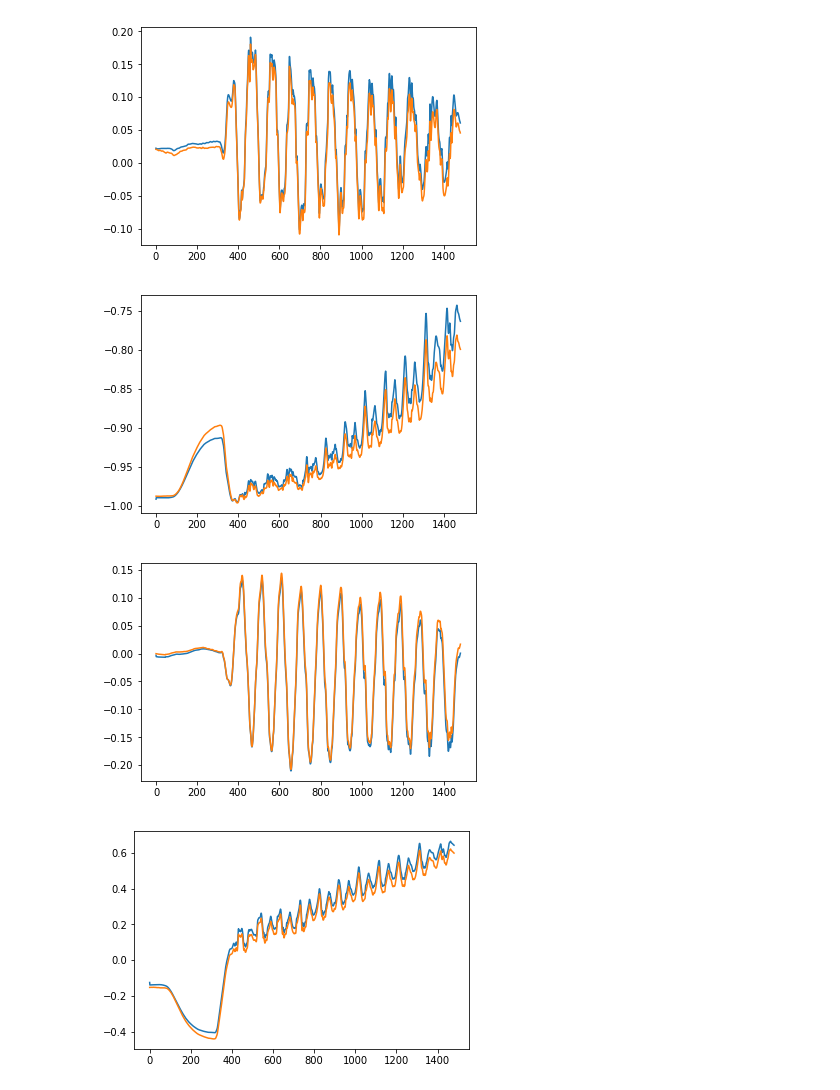
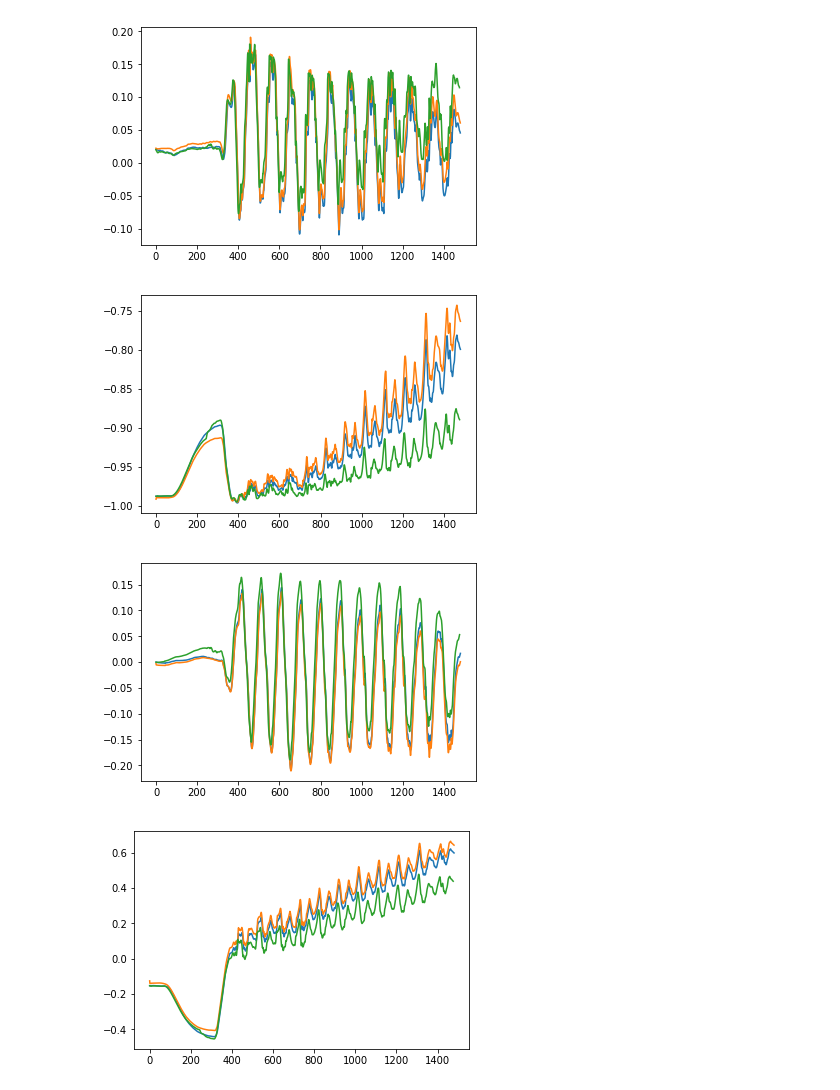
Before and after one commit to vnigolian/kr_attitude_eskf, a Jupyter notebook: plot_results.ipynb, the cells around one changed output. Saved outputs shown, nothing was run; the diff lists cells and outputs as text; code cells hidden in the pictures.

```diff
--- a/plot_results.ipynb
+++ b/plot_results.ipynb
@@ -5,5 +5,6 @@ import matplotlib.pyplot as plt
 def ComputeError(ref, result):
     if len(ref) != len(result) :
         print("LENGTH ERROR")
+        return -1
 
-    return np.sqrt(np.mean(((ref - result)/ref) **2)/len(ref))
+    return np.sqrt(np.mean(((ref - result) **2)/len(ref))
@@ -29,11 +32,11 @@ for acc_idx in range(len(acc_cov_list)):
 
         #print("running code with args ", acc_cov, gyr_cov)
 
-        output = !/home/val/Desktop/kr_attitude_eskf/build/kr_attitude_eskf $acc_cov $gyr_cov
+        output = !/Users/physilog-home/Desktop/kr_attitude_eskf/build/kr_attitude_eskf $acc_cov $gyr_cov
         #!/home/val/Desktop/kr_attitude_eskf/build/kr_attitude_eskf $acc_cov $gyr_cov
 
-        reference_output = np.genfromtxt("/home/val/Desktop/CSVdata/CL_40_1_orientation.csv", delimiter=",", skip_header=1)
-        gareth_output = np.genfromtxt("/home/val/Desktop/gareth_output.csv", delimiter=',')
+        reference_output = np.genfromtxt("/Users/physilog-home/Desktop/Sprint Analysis/Files_GaitUp/CSVdata/CL_40_1_orientation.csv", delimiter=",", skip_header=1)
+        gareth_output = np.genfromtxt("/Users/physilog-home/Desktop/gareth_output.csv", delimiter=',')
 
         reference_quat = reference_output[:, 0:4]
         gareth_quat = gareth_output[:, 0:4]
@@ -104,11 +107,11 @@ for acc_idx in range(len(acc_cov_list)):
 
     #print("running code with args ", acc_cov, gyr_cov)
 
-    output = !/home/val/Desktop/kr_attitude_eskf/build/kr_attitude_eskf $acc_cov $gyr_cov
+    output = !/Users/physilog-home/Desktop/kr_attitude_eskf/build/kr_attitude_eskf $acc_cov $gyr_cov
     #!/home/val/Desktop/kr_attitude_eskf/build/kr_attitude_eskf $acc_cov $gyr_cov
 
-    reference_output = np.genfromtxt("/home/val/Desktop/CSVdata/CL_40_1_orientation.csv", delimiter=",", skip_header=1)
-    gareth_output = np.genfromtxt("/home/val/Desktop/gareth_output.csv", delimiter=',')
+    reference_output = np.genfromtxt("/Users/physilog-home/Desktop/Sprint Analysis/Files_GaitUp/CSVdata/CL_40_1_orientation.csv", delimiter=",", skip_header=1)
+    gareth_output = np.genfromtxt("/Users/physilog-home/Desktop/gareth_output.csv", delimiter=',')
 
     reference_quat = reference_output[:, 0:4]
     gareth_quat = gareth_output[:, 0:4]
@@ -164,46 +167,56 @@ ERROR OVER TIME
 # %%
 acc_cov = 0.012
-gyr_cov = 0
+gyr_cov = 0.0
 
-!/home/val/Desktop/kr_attitude_eskf/build/kr_attitude_eskf $acc_cov $gyr_cov
+!/Users/physilog-home/Desktop/kr_attitude_eskf/build/kr_attitude_eskf $acc_cov $gyr_cov
 
-reference_output = np.genfromtxt("/home/val/Desktop/CSVdata/CL_40_1_orientation.csv", delimiter=",", skip_header=1)
-gareth_output = np.genfromtxt("/home/val/Desktop/gareth_output.csv", delimiter=',')
+
+reference_output = np.genfromtxt("/Users/physilog-home/Desktop/Sprint Analysis/Files_GaitUp/CSVdata/CL_40_1_orientation.csv", delimiter=",", skip_header=1)
+gareth_output = np.genfromtxt("/Users/physilog-home/Desktop/gareth_output.csv", delimiter=',')
+gaithub_output = np.genfromtxt("/Users/physilog-home/Desktop/sprint_rotated_acc.csv", delimiter=',')
 
 reference_quat = reference_output[:, 0:4]
 gareth_quat = gareth_output[:, 0:4]
+gaithub_quat = gaithub_output[:, 0:4]
 
 
 final_gareth_quat = gareth_quat.copy()
+final_gaithub_quat = gaithub_quat.copy()
 
 #axes transform
 final_gareth_quat[:,0] = -gareth_quat[:,3]
 final_gareth_quat[:,1] = -gareth_quat[:,2]
 final_gareth_quat[:,2] = gareth_quat[:,1]
 final_gareth_quat[:,3] = gareth_quat[:,0]
 
+final_gaithub_quat[:,0] = -gaithub_quat[:,0]
+final_gaithub_quat[:,1] = -gaithub_quat[:,2]
+final_gaithub_quat[:,2] = gaithub_quat[:,1]
+final_gaithub_quat[:,3] = gaithub_quat[:,0]
+
 
 for i in range(4):
     #plt.plot(gareth_quat[:,i])
+    plt.plot(reference_quat[:,i])
     plt.plot(final_gareth_quat[:,i])
-    plt.plot(reference_quat[:,i])
+    plt.plot(gaithub_quat[:,i])
     plt.show()
 
 #for i in range(3):
     #plt.plot(gareth_bias[:,i])
     #plt.show()
 # %% [output]
 ------------------------------------------------------------------------
 acc cov factor : 0.012
 gyr cov factor : 0
 acc noise : 0.000144
 gyr noise : 0
 init success
 running filter on data
 DONE !
 final quat : (0.642708, 0.000708464, 0.763706, -0.0606526)
 ------------------------------------------------------------------------
-[figure, old version]
+[figure, new version]
-[figure, old version]
+[figure, new version]
-[figure, old version]
+[figure, new version]
-[figure, old version]
+[figure, new version]
```
Also changed, not shown: parts of 5 cells of this notebook, 1 other file.
